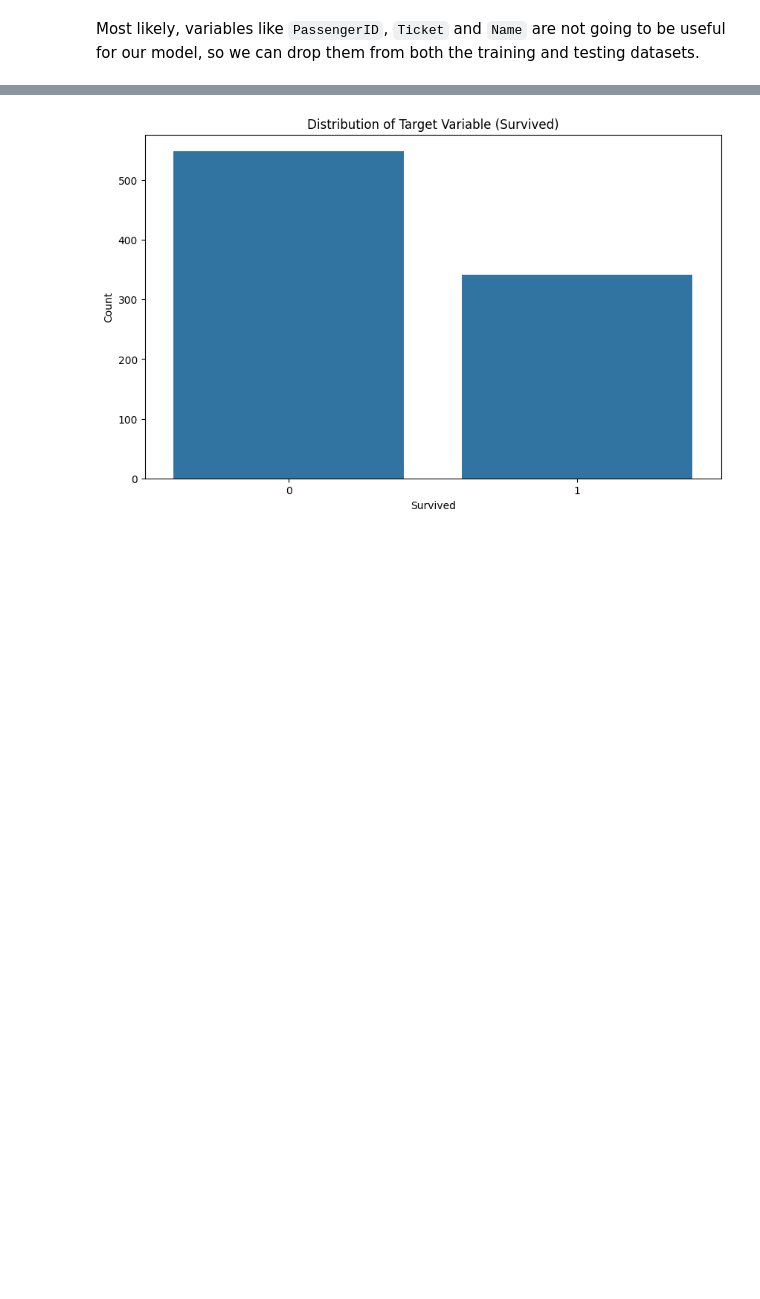
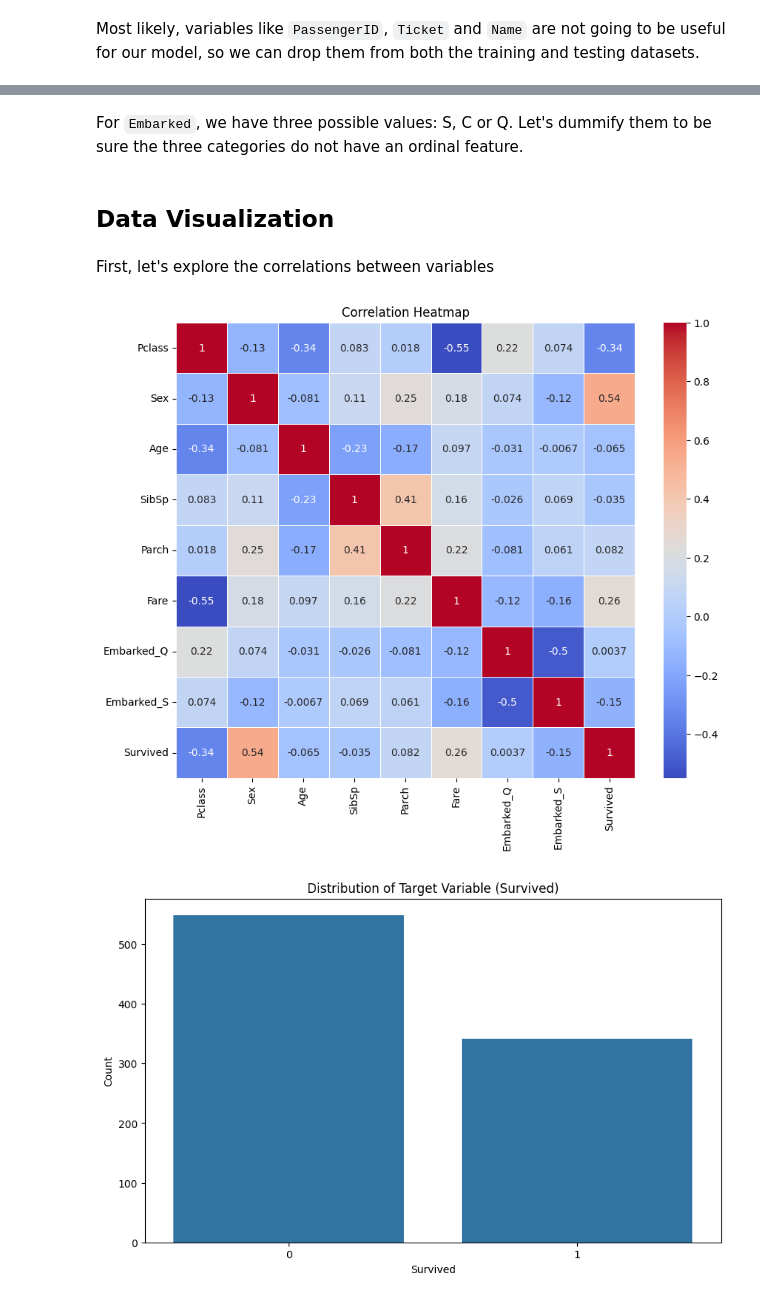
Before and after one commit to gdapablo/Titanic_disaster_kaggle_competition, a Jupyter notebook: notebooks/processing_and_modelling.ipynb, the cells around one changed output, grey strips where cells are left out. Saved outputs shown, nothing was run; the diff lists cells and outputs as text; code cells hidden in the pictures; blank space fills up the shorter version.

```diff
--- a/notebooks/processing_and_modelling.ipynb
+++ b/notebooks/processing_and_modelling.ipynb
@@ -133,3 +136,27 @@ train.drop(columns_to_drop, axis=1, inplace=True); test.drop(columns_to_drop, ax
+# %%
+# Convert Sex column to numerical values using mapping
+train.Sex = train.Sex.map({'male': 0, 'female': 1})
+test.Sex = test.Sex.map({'male': 0, 'female': 1})
+# %% [markdown]
+For `Embarked`, we have three possible values: S, C or Q. Let's dummify them to be sure the three categories do not have an ordinal feature.
+# %%
+# Convert Embarked column to numerical values using one-hot encoding
+train = pd.concat([train, pd.get_dummies(train.Embarked, prefix='Embarked', drop_first=True, dtype=int)], axis=1)
+test = pd.concat([test, pd.get_dummies(test.Embarked, prefix='Embarked', drop_first=True, dtype=int)], axis=1)
+train.drop('Embarked', axis=1, inplace=True)
+test.drop('Embarked', axis=1, inplace=True)
+# %% [markdown]
+## Data Visualization
+# %% [markdown]
+First, let's explore the correlations between variables
+# %%
+plt.figure(figsize=(10, 8))
+df = pd.concat([train, target], axis=1)
+sns.heatmap(df.corr(), annot=True, cmap='coolwarm', linewidths=0.5)
+plt.title('Correlation Heatmap')
+plt.show()
+# %% [output]
+[figure, added]
 # %%
 plt.figure(figsize=(10, 6))
 sns.countplot(x='Survived', data=pd.concat([train, target], axis=1))
```
Also changed, not shown: parts of 1 cell of this notebook.
